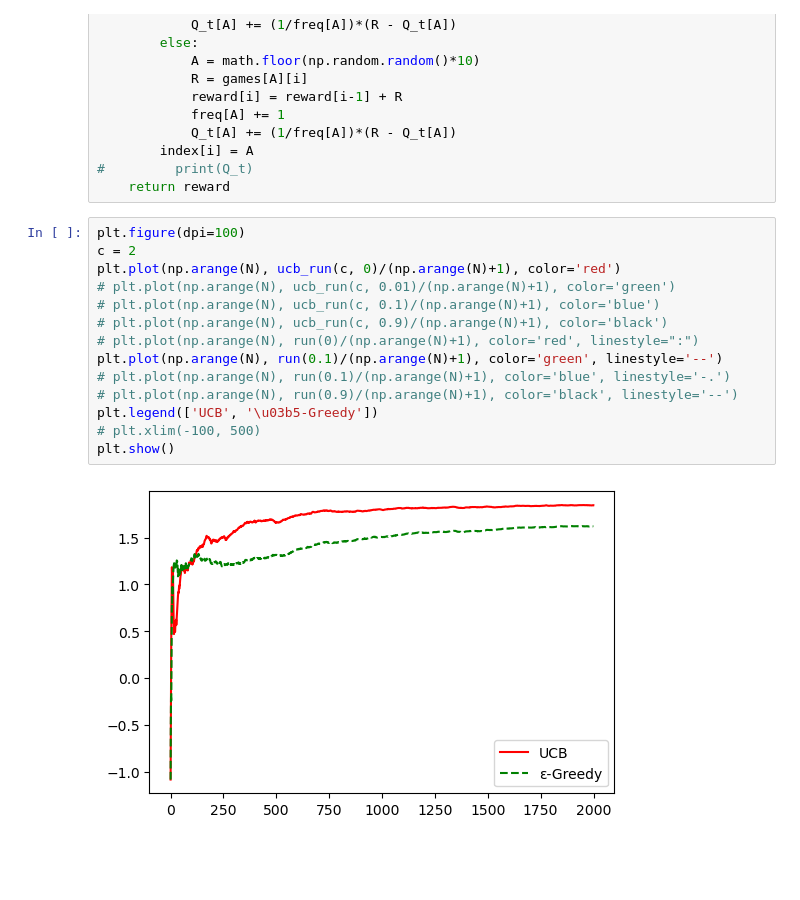
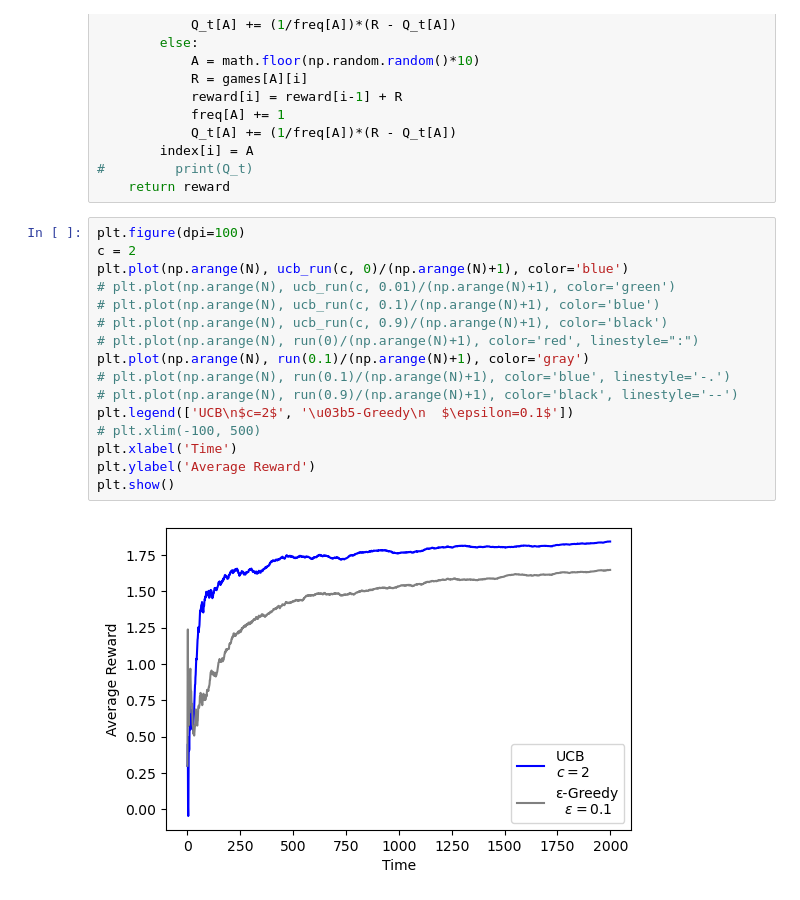
Before and after one commit to balaji1029/reinforcement-learning-sos, a Jupyter notebook: Multi-Armed Bandits.ipynb, the cells around one changed output. Drawn from its saved outputs; the diff is of its cells as text; blank space fills up the shorter version.

```diff
--- a/Multi-Armed Bandits.ipynb
+++ b/Multi-Armed Bandits.ipynb
@@ -328,16 +327,18 @@ def ucb_run(c, eps):
 # %%
 plt.figure(dpi=100)
 c = 2
-plt.plot(np.arange(N), ucb_run(c, 0)/(np.arange(N)+1), color='red')
+plt.plot(np.arange(N), ucb_run(c, 0)/(np.arange(N)+1), color='blue')
 # plt.plot(np.arange(N), ucb_run(c, 0.01)/(np.arange(N)+1), color='green')
 # plt.plot(np.arange(N), ucb_run(c, 0.1)/(np.arange(N)+1), color='blue')
 # plt.plot(np.arange(N), ucb_run(c, 0.9)/(np.arange(N)+1), color='black')
 # plt.plot(np.arange(N), run(0)/(np.arange(N)+1), color='red', linestyle=":")
-plt.plot(np.arange(N), run(0.1)/(np.arange(N)+1), color='green', linestyle='--')
+plt.plot(np.arange(N), run(0.1)/(np.arange(N)+1), color='gray')
 # plt.plot(np.arange(N), run(0.1)/(np.arange(N)+1), color='blue', linestyle='-.')
 # plt.plot(np.arange(N), run(0.9)/(np.arange(N)+1), color='black', linestyle='--')
-plt.legend(['UCB', '\u03b5-Greedy'])
+plt.legend(['UCB\n$c=2$', '\u03b5-Greedy\n  $\epsilon=0.1$'])
 # plt.xlim(-100, 500)
+plt.xlabel('Time')
+plt.ylabel('Average Reward')
 plt.show()
 # %% [output]
-[figure, old version]
+[figure, new version]
```
Also changed, not shown: parts of 7 cells of this notebook, 8 other files.
